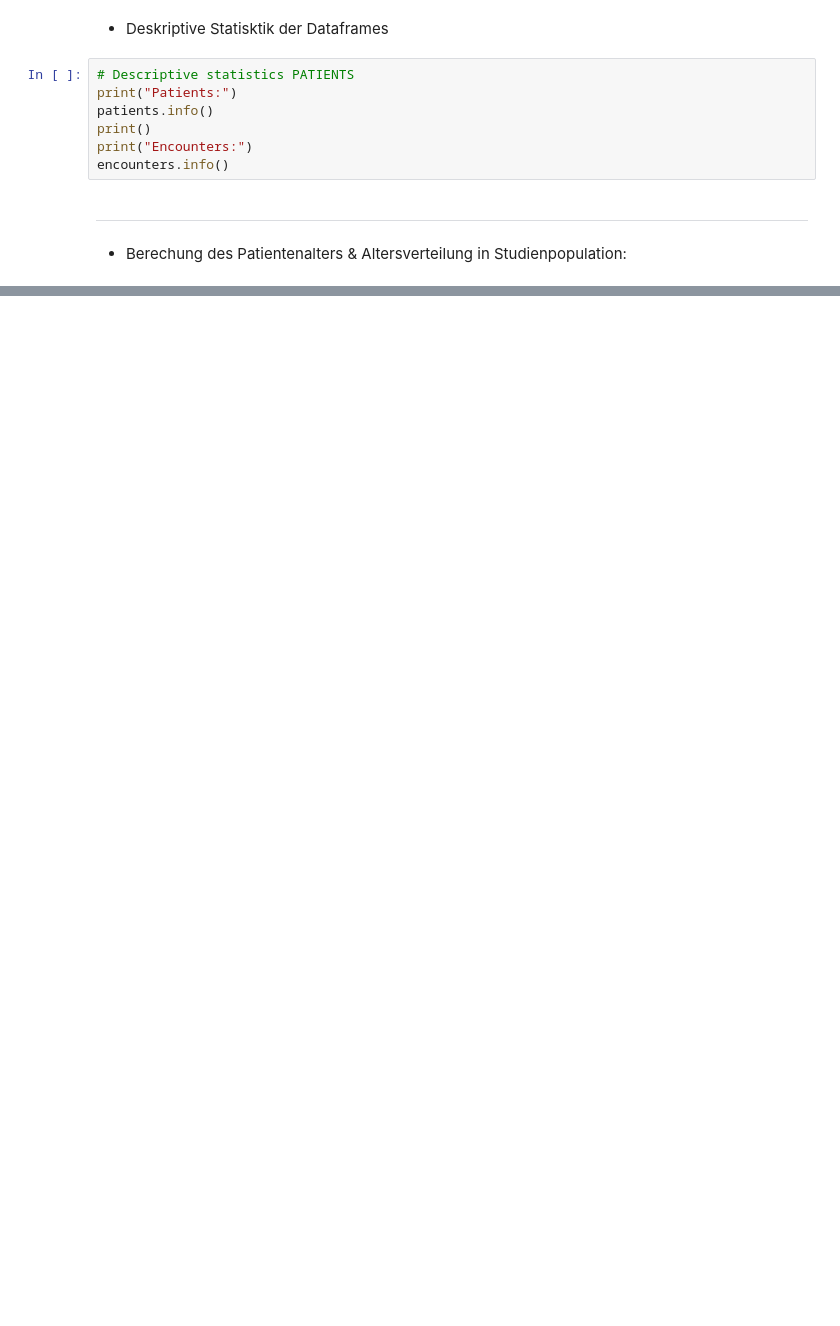
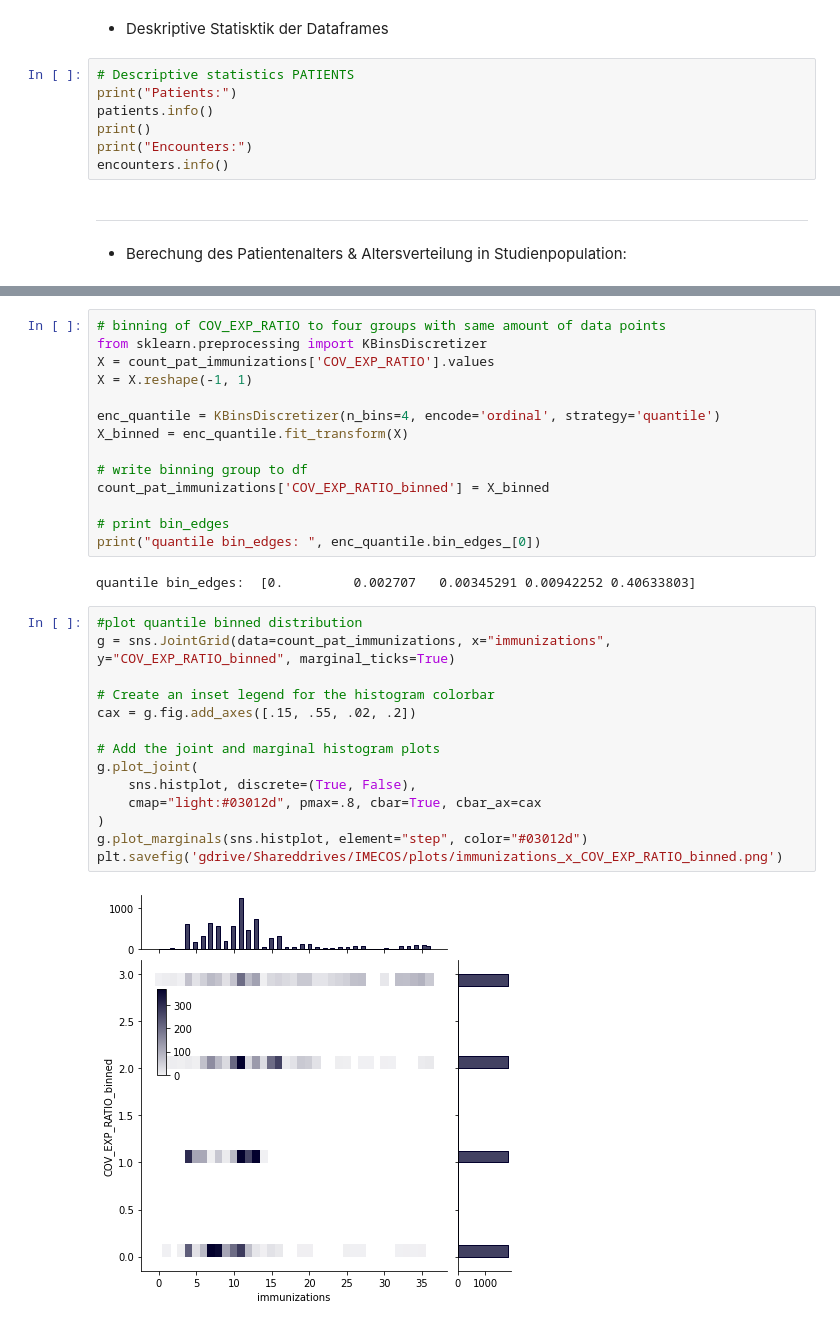
Before and after one commit to Fuenfgeld/ATeamDatenmanagementUndArchivierung, a Jupyter notebook: IMECOS_master.ipynb, the cells around one changed output, grey strips where cells are left out. Cells and saved outputs as stored; diff of their text form; blank space fills up the shorter version.

```diff
--- a/IMECOS_master.ipynb
+++ b/IMECOS_master.ipynb
@@ -143,0 +220,32 @@ encounters.info()
+# %%
+# binning of COV_EXP_RATIO to four groups with same amount of data points
+from sklearn.preprocessing import KBinsDiscretizer
+X = count_pat_immunizations['COV_EXP_RATIO'].values
+X = X.reshape(-1, 1)
+
+enc_quantile = KBinsDiscretizer(n_bins=4, encode='ordinal', strategy='quantile')
+X_binned = enc_quantile.fit_transform(X)
+
+# write binning group to df
+count_pat_immunizations['COV_EXP_RATIO_binned'] = X_binned
+
+# print bin_edges
+print("quantile bin_edges: ", enc_quantile.bin_edges_[0])
+# %% [output]
+quantile bin_edges:  [0.         0.002707   0.00345291 0.00942252 0.40633803]
+# %%
+#plot quantile binned distribution
+g = sns.JointGrid(data=count_pat_immunizations, x="immunizations", y="COV_EXP_RATIO_binned", marginal_ticks=True)
+
+# Create an inset legend for the histogram colorbar
+cax = g.fig.add_axes([.15, .55, .02, .2])
+
+# Add the joint and marginal histogram plots
+g.plot_joint(
+    sns.histplot, discrete=(True, False),
+    cmap="light:#03012d", pmax=.8, cbar=True, cbar_ax=cax
+)
+g.plot_marginals(sns.histplot, element="step", color="#03012d")
+plt.savefig('gdrive/Shareddrives/IMECOS/plots/immunizations_x_COV_EXP_RATIO_binned.png')
+# %% [output]
+[figure, added]
```
Also changed, not shown: parts of 11 cells of this notebook.
